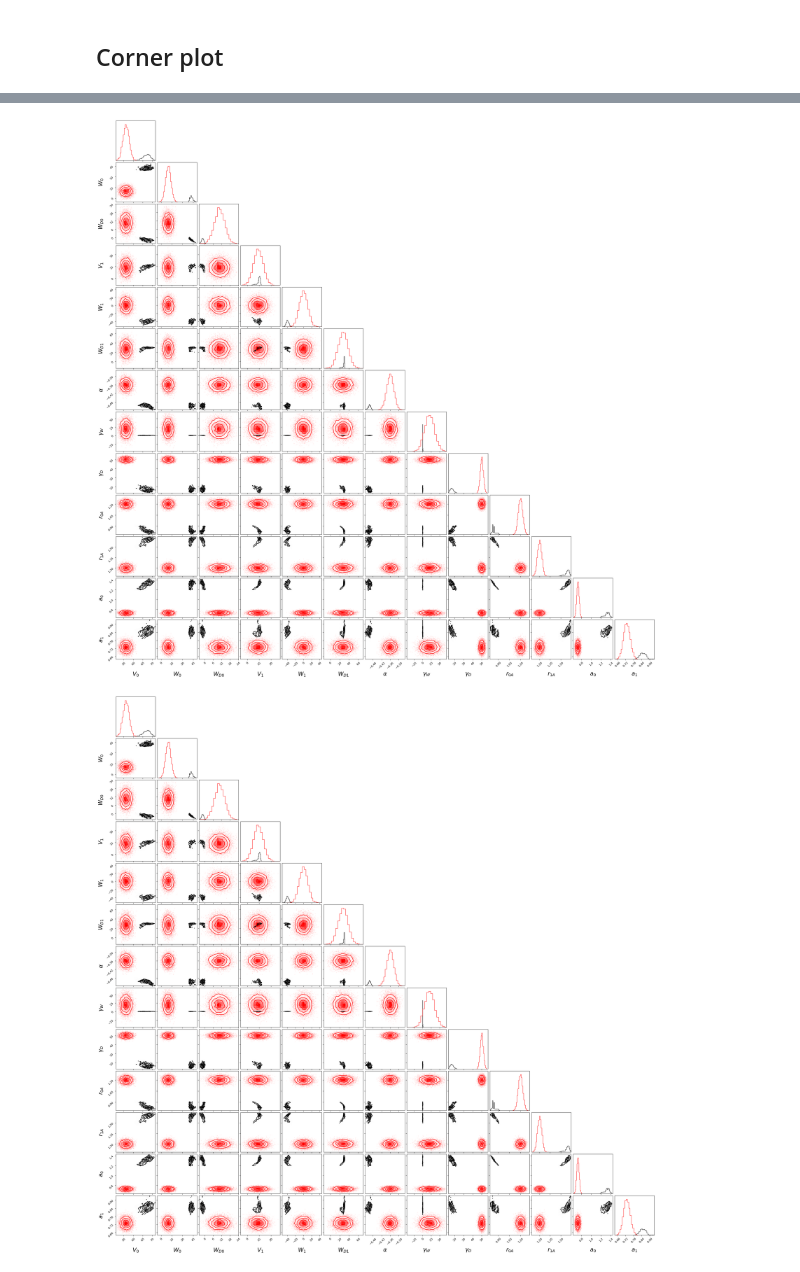
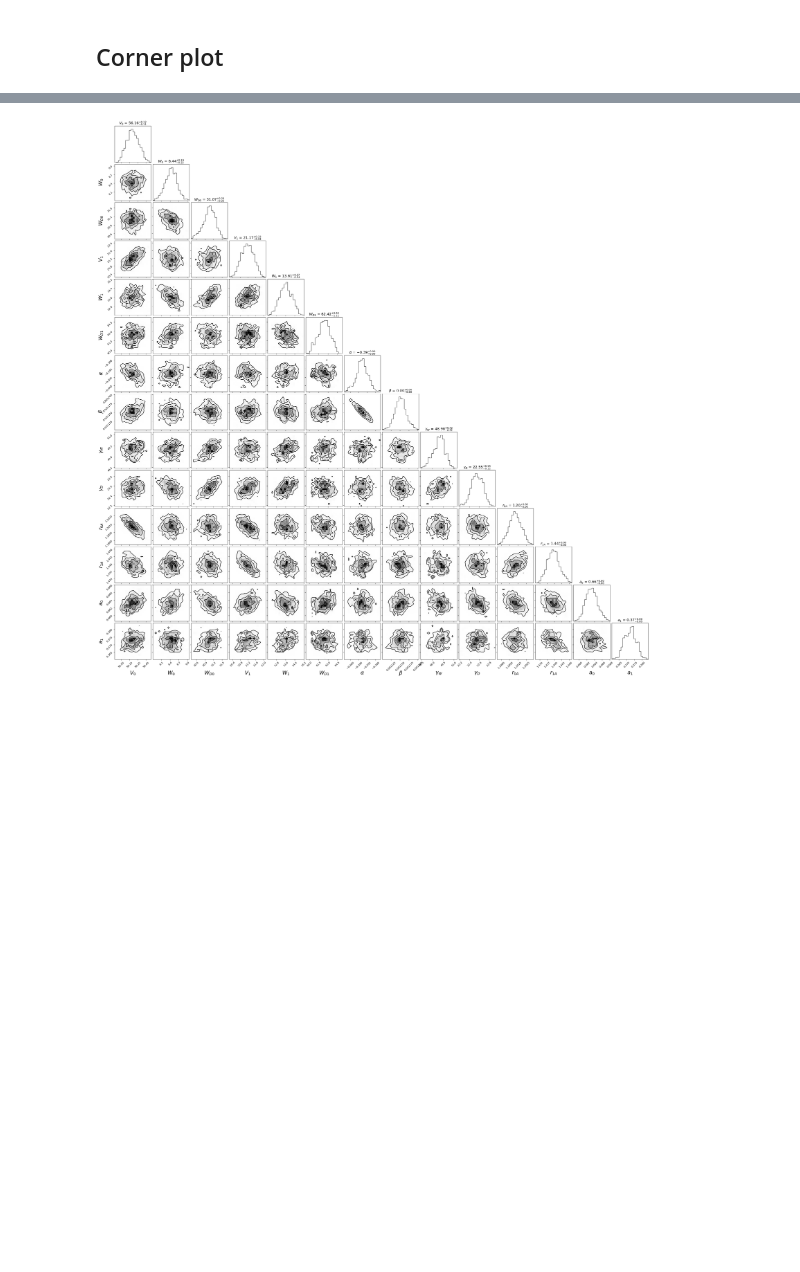
Before and after one commit to beykyle/elm, a Jupyter notebook: visualization/visualize_calibration.ipynb, the cells around one changed output, grey strips where cells are left out. Cells and saved outputs as stored; diff of their text form; code cells hidden in the pictures; blank space fills up the shorter version.

```diff
--- a/visualization/visualize_calibration.ipynb
+++ b/visualization/visualize_calibration.ipynb
@@ -50,0 +53,10 @@ def draw_samples(chains, draws, burn):
+# %%
+x = results["model_chains"][:,steps_to_burn:,:].reshape((n_chains*(n_steps - steps_to_burn), n_params))
+# %%
+idxs = np.random.choice( np.arange(n_chains*(n_steps - steps_to_burn)), 10000)
+x = x[idxs,:]
+# %%
+x0 = np.mean(x, axis=0)
+std = np.std(x, axis=0)
+for p, m,s in zip(elm.params, x0, std):
+    print(f"{p.name:10} {m:1.2f} +/- {s:1.6f} {p.unit}")
@@ -51,56 +78,2 @@ def draw_samples(chains, draws, burn):
 # %%
 labels = [f"${p.latex_name}$" for p in elm.params]
-# %%
-fig = corner.corner(
-    draw_samples(chains, draws=2000, burn=100/prior/
-Chains
-fig, axes = plt.subplots(chains.shape[2] + 1, 1, figsize=(8, 24), sharex=True)
-for i in range(chains.shape[2]):
-    for chain in range(chains.shape[0]):
-        axes[i].plot(chains[chain, :, i])
-        axes[i].set_ylabel(f"${elm.params[i].latex_name}$ [{elm.params[i].unit}]")
-
-
-for chain in range(chains.shape[0]):
-    axes[-1].plot(logp[chain, ...], label=f"{chain}")
-    axes[-1].set_ylabel(r"$\log{\mathcal{L}(\alpha_i | \mathcal{O})}$")
-
-axes[-1].set_xlabel(r"$i$")
-# plt.legend(title="chains", ncol=3,)
-
-Text(0.5, 0, '$i$')
-
-Corner plot/prior/
-Chains
-fig, axes = plt.subplots(chains.shape[2] + 1, 1, figsize=(8, 24), sharex=True)
-for i in range(chains.shape[2]):
-    for chain in range(chains.shape[0]):
-        axes[i].plot(chains[chain, :, i])
-        axes[i].set_ylabel(f"${elm.params[i].latex_name}$ [{elm.params[i].unit}]")
-
-
-for chain in range(chains.shape[0]):
-    axes[-1].plot(logp[chain, ...], label=f"{chain}")
-    axes[-1].set_ylabel(r"$\log{\mathcal{L}(\alpha_i | \mathcal{O})}$")
-
-axes[-1].set_xlabel(r"$i$")
-# plt.legend(title="chains", ncol=3,)
-
-Text(0.5, 0, '$i$')
-
-Corner plot00),
-    labels=labels,
-    show_titles=False,
-    title_kwargs={"fontsize": 16},
-    label_kwargs={"fontsize": 20, "labelpad": 50},
-    plot_density=True,
-    plot_datapoints=False,
-)
-corner.corner(
-    samples,
-    fig=fig,
-    color='r',
-)
-# %% [output]
-[figure, removed]
-[figure, removed]
@@ -113,0 +80,15 @@ import pickle
+# %%
+ranges = [ (m-3*s,m+3*s) for m,s in zip(x0,std)]
+# %%
+fig = corner(
+    x,
+    labels=labels,
+    show_titles=True,
+    title_kwargs={"fontsize": 14},
+    label_kwargs={"fontsize": 20, "labelpad": 50},
+    plot_density=True,
+    plot_datapoints=False,
+    range=ranges,
+)
+# %% [output]
+[figure, added]
```
Also changed, not shown: parts of 22 cells of this notebook, 1 other file.
